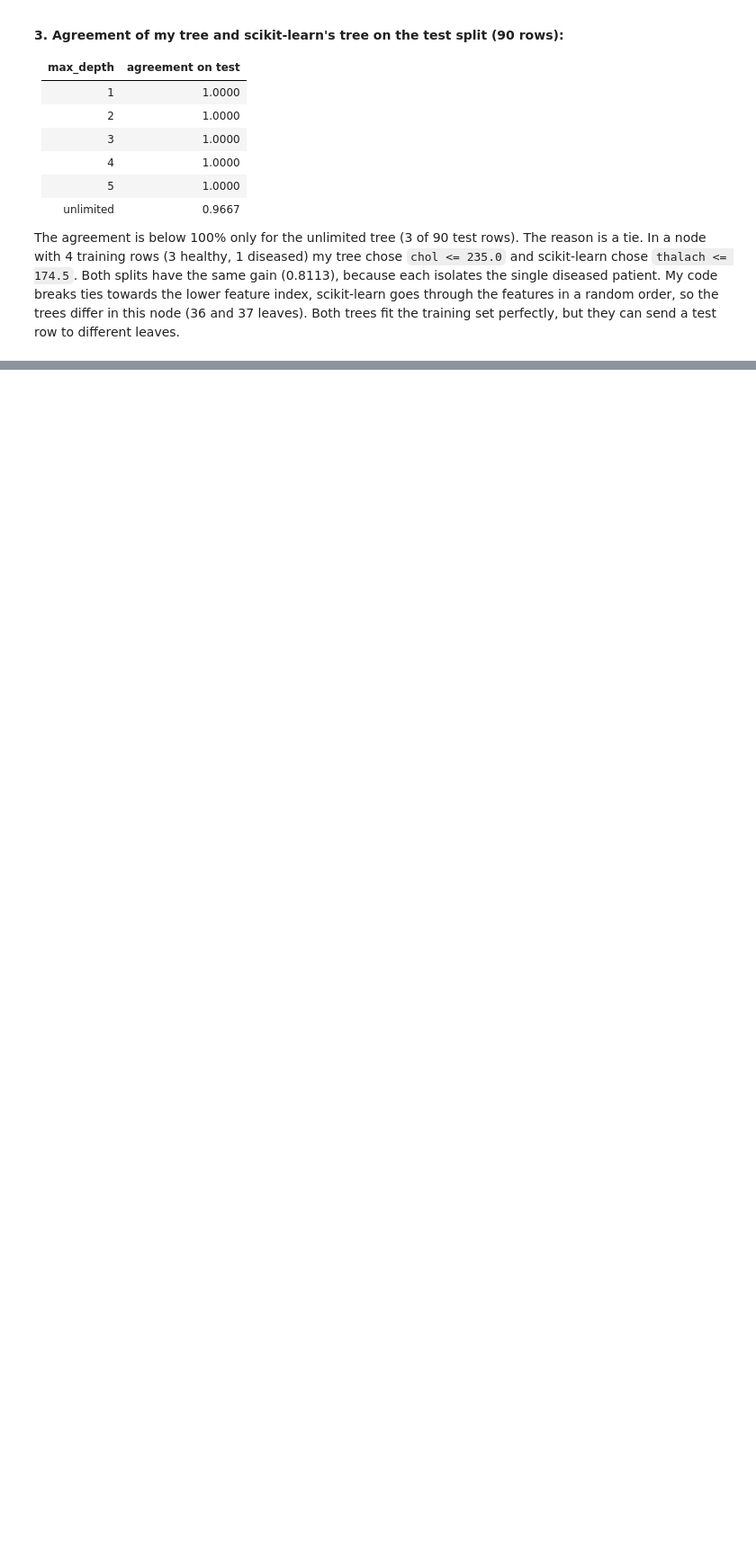
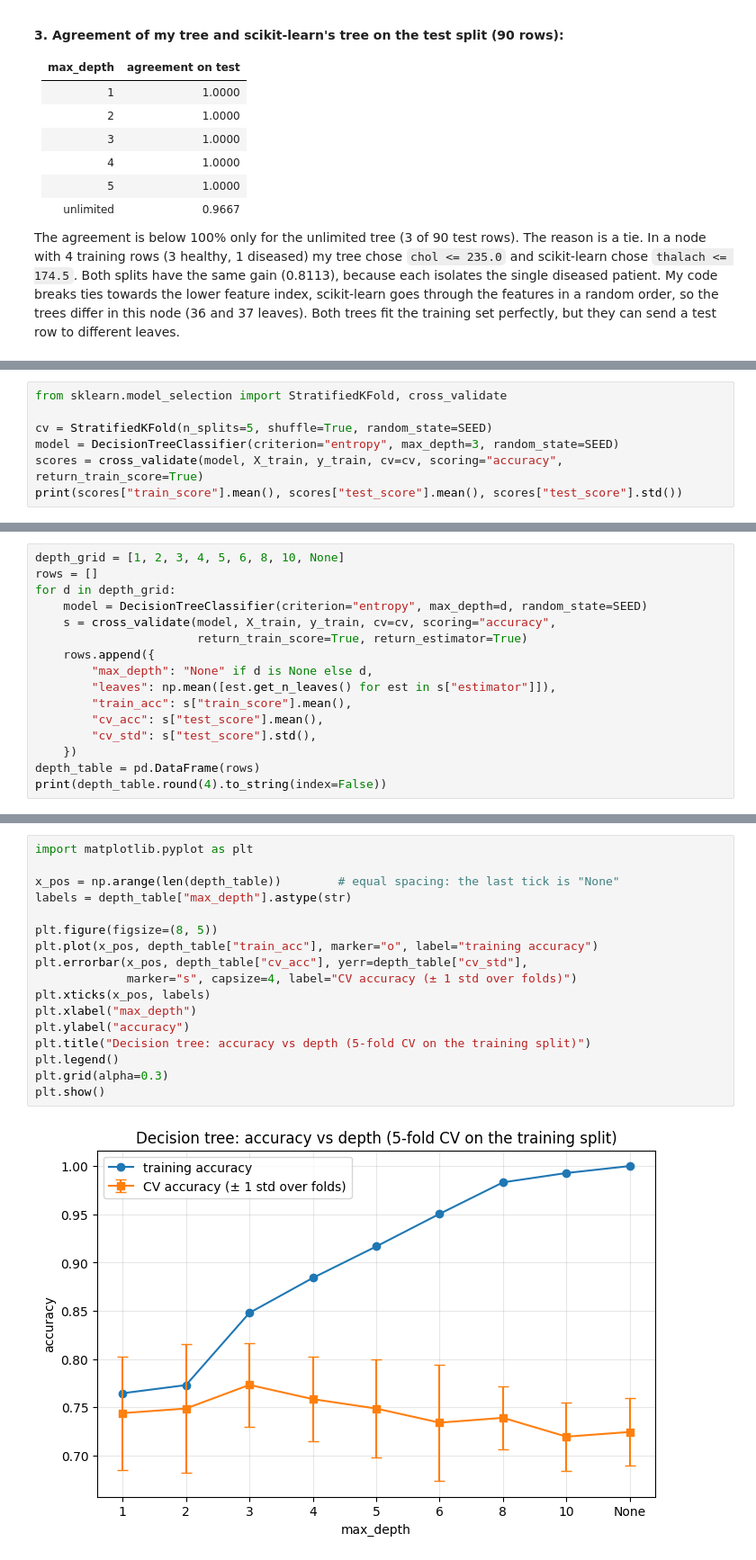
Before and after one commit to ShakenbaevD/SHAKENBAYEV_ML_task_2, a Jupyter notebook: SHAKENBAYEV_task2.ipynb, the cells around one changed output, grey strips where cells are left out. Shown at 90% size. Saved outputs shown, nothing was run; the diff lists cells and outputs as text; blank space fills up the shorter version.

```diff
--- a/SHAKENBAYEV_task2.ipynb
+++ b/SHAKENBAYEV_task2.ipynb
@@ -504,0 +507,7 @@ The agreement is below 100% only for the unlimited tree (3 of 90 test rows). The
+# %%
+from sklearn.model_selection import StratifiedKFold, cross_validate
+
+cv = StratifiedKFold(n_splits=5, shuffle=True, random_state=SEED)
+model = DecisionTreeClassifier(criterion="entropy", max_depth=3, random_state=SEED)
+scores = cross_validate(model, X_train, y_train, cv=cv, scoring="accuracy", return_train_score=True)
+print(scores["train_score"].mean(), scores["test_score"].mean(), scores["test_score"].std())
@@ -504,0 +516,16 @@ The agreement is below 100% only for the unlimited tree (3 of 90 test rows). The
+# %%
+depth_grid = [1, 2, 3, 4, 5, 6, 8, 10, None]
+rows = []
+for d in depth_grid:
+    model = DecisionTreeClassifier(criterion="entropy", max_depth=d, random_state=SEED)
+    s = cross_validate(model, X_train, y_train, cv=cv, scoring="accuracy",
+                       return_train_score=True, return_estimator=True)
+    rows.append({
+        "max_depth": "None" if d is None else d,
+        "leaves": np.mean([est.get_n_leaves() for est in s["estimator"]]),
+        "train_acc": s["train_score"].mean(),
+        "cv_acc": s["test_score"].mean(),
+        "cv_std": s["test_score"].std(),
+    })
+depth_table = pd.DataFrame(rows)
+print(depth_table.round(4).to_string(index=False))
@@ -504,0 +543,19 @@ The agreement is below 100% only for the unlimited tree (3 of 90 test rows). The
+# %%
+import matplotlib.pyplot as plt
+
+x_pos = np.arange(len(depth_table))        # equal spacing: the last tick is "None"
+labels = depth_table["max_depth"].astype(str)
+
+plt.figure(figsize=(8, 5))
+plt.plot(x_pos, depth_table["train_acc"], marker="o", label="training accuracy")
+plt.errorbar(x_pos, depth_table["cv_acc"], yerr=depth_table["cv_std"],
+             marker="s", capsize=4, label="CV accuracy (± 1 std over folds)")
+plt.xticks(x_pos, labels)
+plt.xlabel("max_depth")
+plt.ylabel("accuracy")
+plt.title("Decision tree: accuracy vs depth (5-fold CV on the training split)")
+plt.legend()
+plt.grid(alpha=0.3)
+plt.show()
+# %% [output]
+[figure, added]
```
Also changed, not shown: parts of 10 cells of this notebook.
